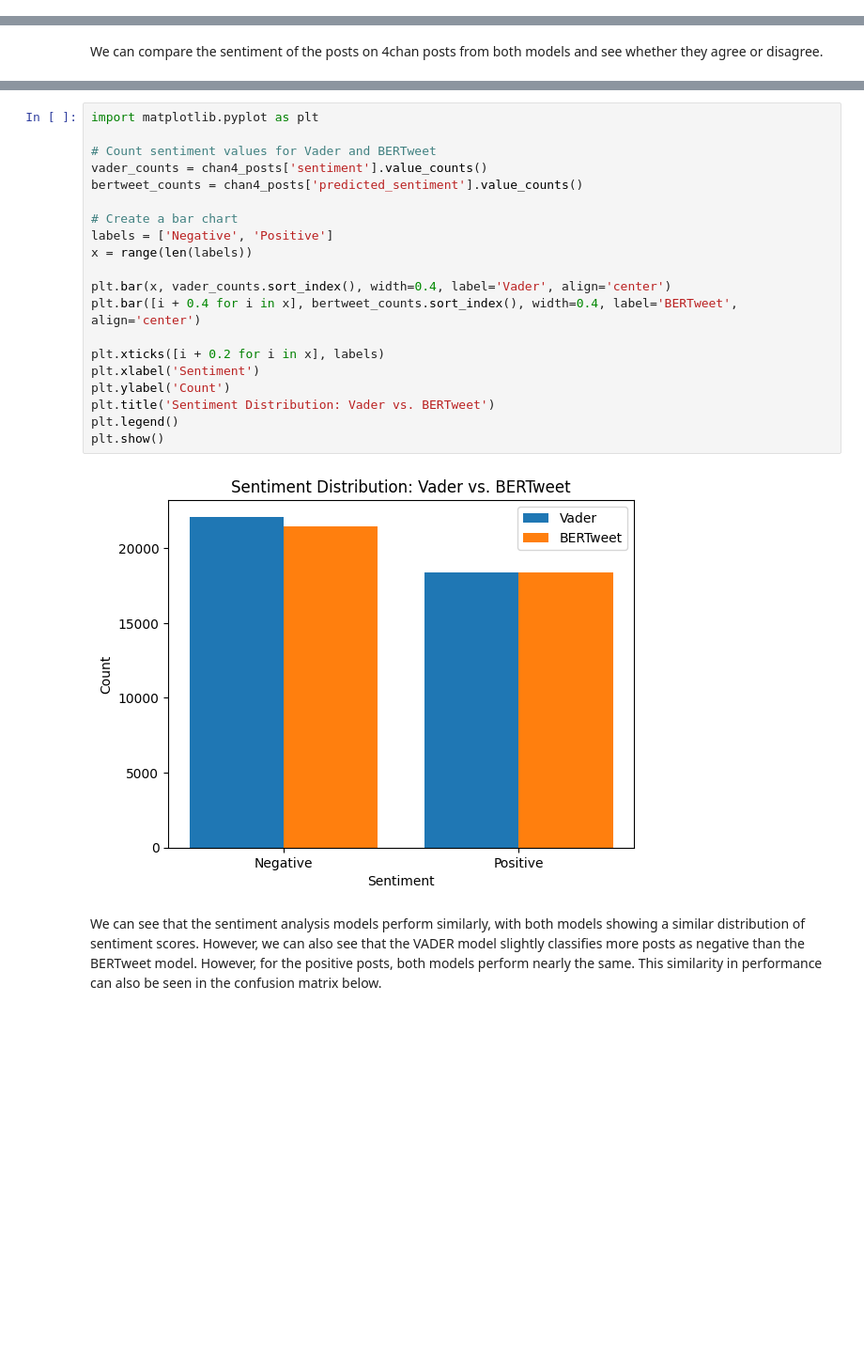
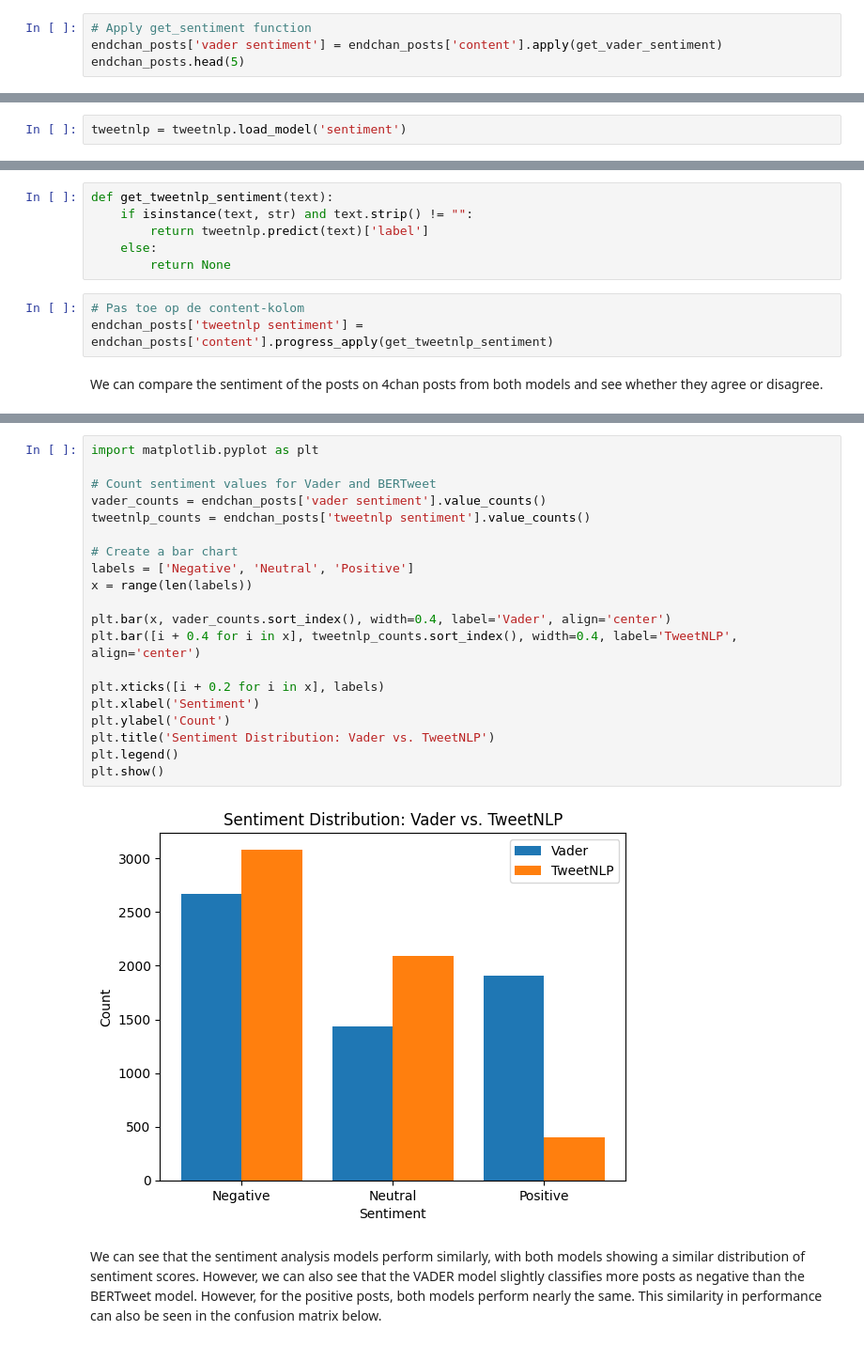
Before and after one commit to Kyrie-Alysa/Data-Forensics, a Jupyter notebook: DataExploration.ipynb, the cells around one changed output, grey strips where cells are left out. Shown: that part at 94% size. Cells and saved outputs as stored; diff of their text form; blank space fills up the shorter version.

```diff
--- a/DataExploration.ipynb
+++ b/DataExploration.ipynb
@@ -540,0 +536,4 @@ chan4_posts.head(5)
+# %%
+# Apply get_sentiment function
+endchan_posts['vader sentiment'] = endchan_posts['content'].apply(get_vader_sentiment)
+endchan_posts.head(5)
@@ -614,0 +557,2 @@ weighted avg       0.99      0.99      0.99      7963
+# %%
+tweetnlp = tweetnlp.load_model('sentiment')
@@ -615,3 +563,12 @@ weighted avg       0.99      0.99      0.99      7963
+# %%
+def get_tweetnlp_sentiment(text):
+    if isinstance(text, str) and text.strip() != "":
+        return tweetnlp.predict(text)['label']
+    else:
+        return None
+# %%
+# Pas toe op de content-kolom
+endchan_posts['tweetnlp sentiment'] = endchan_posts['content'].progress_apply(get_tweetnlp_sentiment)
 # %% [markdown]
 We can compare the sentiment of the posts on 4chan posts from both models and see whether they agree or disagree.
 # %%
@@ -627,25 +584,25 @@ Percentage of matching results: 98.21%
 # %%
 import matplotlib.pyplot as plt
 
 # Count sentiment values for Vader and BERTweet
-vader_counts = chan4_posts['sentiment'].value_counts()
-bertweet_counts = chan4_posts['predicted_sentiment'].value_counts()
+vader_counts = endchan_posts['vader sentiment'].value_counts()
+tweetnlp_counts = endchan_posts['tweetnlp sentiment'].value_counts()
 
 # Create a bar chart
-labels = ['Negative', 'Positive']
+labels = ['Negative', 'Neutral', 'Positive']
 x = range(len(labels))
 
 plt.bar(x, vader_counts.sort_index(), width=0.4, label='Vader', align='center')
-plt.bar([i + 0.4 for i in x], bertweet_counts.sort_index(), width=0.4, label='BERTweet', align='center')
+plt.bar([i + 0.4 for i in x], tweetnlp_counts.sort_index(), width=0.4, label='TweetNLP', align='center')
 
 plt.xticks([i + 0.2 for i in x], labels)
 plt.xlabel('Sentiment')
 plt.ylabel('Count')
-plt.title('Sentiment Distribution: Vader vs. BERTweet')
+plt.title('Sentiment Distribution: Vader vs. TweetNLP')
 plt.legend()
 plt.show()
 # %% [output]
-[figure, old version]
+[figure, new version]
 # %% [markdown]
 We can see that the sentiment analysis models perform similarly, with both models showing a similar distribution of sentiment scores. However, we can also see that the VADER model slightly classifies more posts as negative than the BERTweet model. However, for the positive posts, both models perform nearly the same. This similarity in performance can also be seen in the confusion matrix below.
 # %%
```
Also changed, not shown: parts of 30 cells of this notebook.
